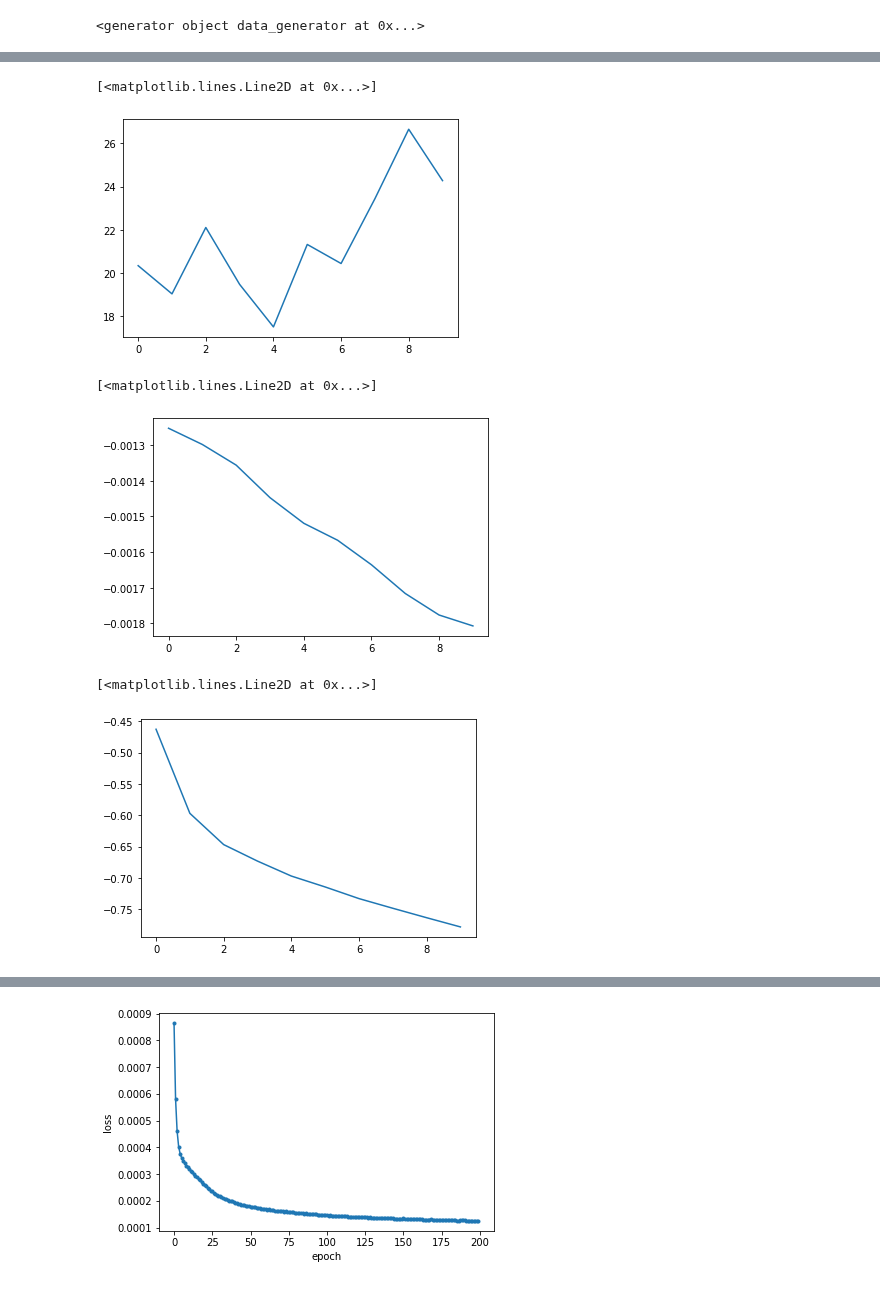
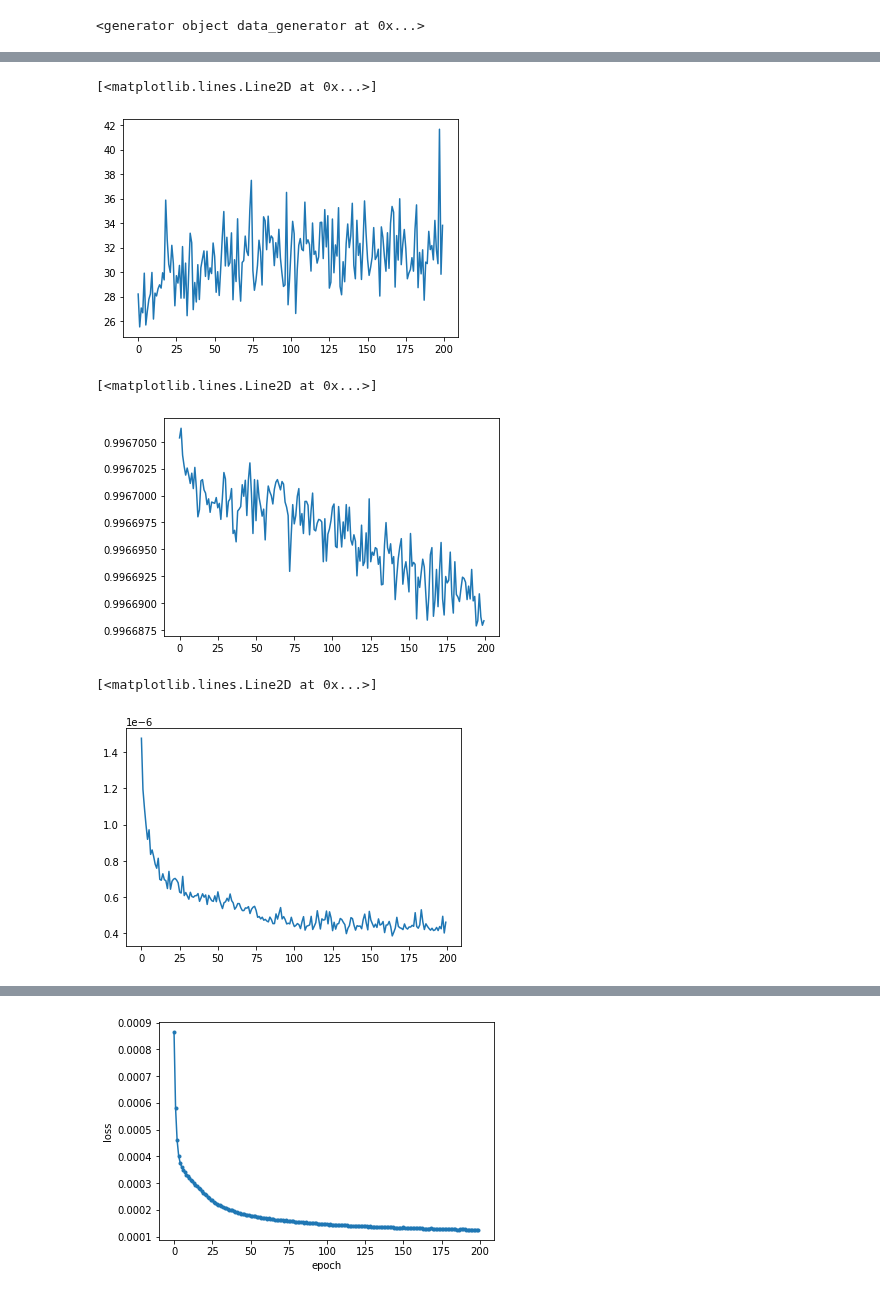
Before and after one commit to mahdimplus/DeepRetroMoco, a Jupyter notebook: Network/train_with validation data.ipynb, the cells around one changed output, grey strips where cells are left out. Drawn from its saved outputs; the diff is of its cells as text; code cells hidden in the pictures.

```diff
--- a/Network/train_with validation data.ipynb
+++ b/Network/train_with validation data.ipynb
@@ -428,15 +428,15 @@ Training Time:622.022607088089s
 # %%
-plt.plot(hist.history['val_transformer_TSNRR'])
+plt.plot(history['val_transformer_TSNRR'])
 # %% [output]
 [<matplotlib.lines.Line2D at 0x...>]
-[figure, old version]
+[figure, new version]
 # %%
-plt.plot(hist.history['val_loss'])
+plt.plot(history['val_transformer_dice_coef'])
 # %% [output]
 [<matplotlib.lines.Line2D at 0x...>]
-[figure, old version]
+[figure, new version]
 # %%
-plt.plot(hist.history['loss'])
+plt.plot(history['val_transformer_MSE'])
 # %% [output]
 [<matplotlib.lines.Line2D at 0x...>]
-[figure, old version]
+[figure, new version]
```
Also changed, not shown: parts of 10 cells of this notebook.
